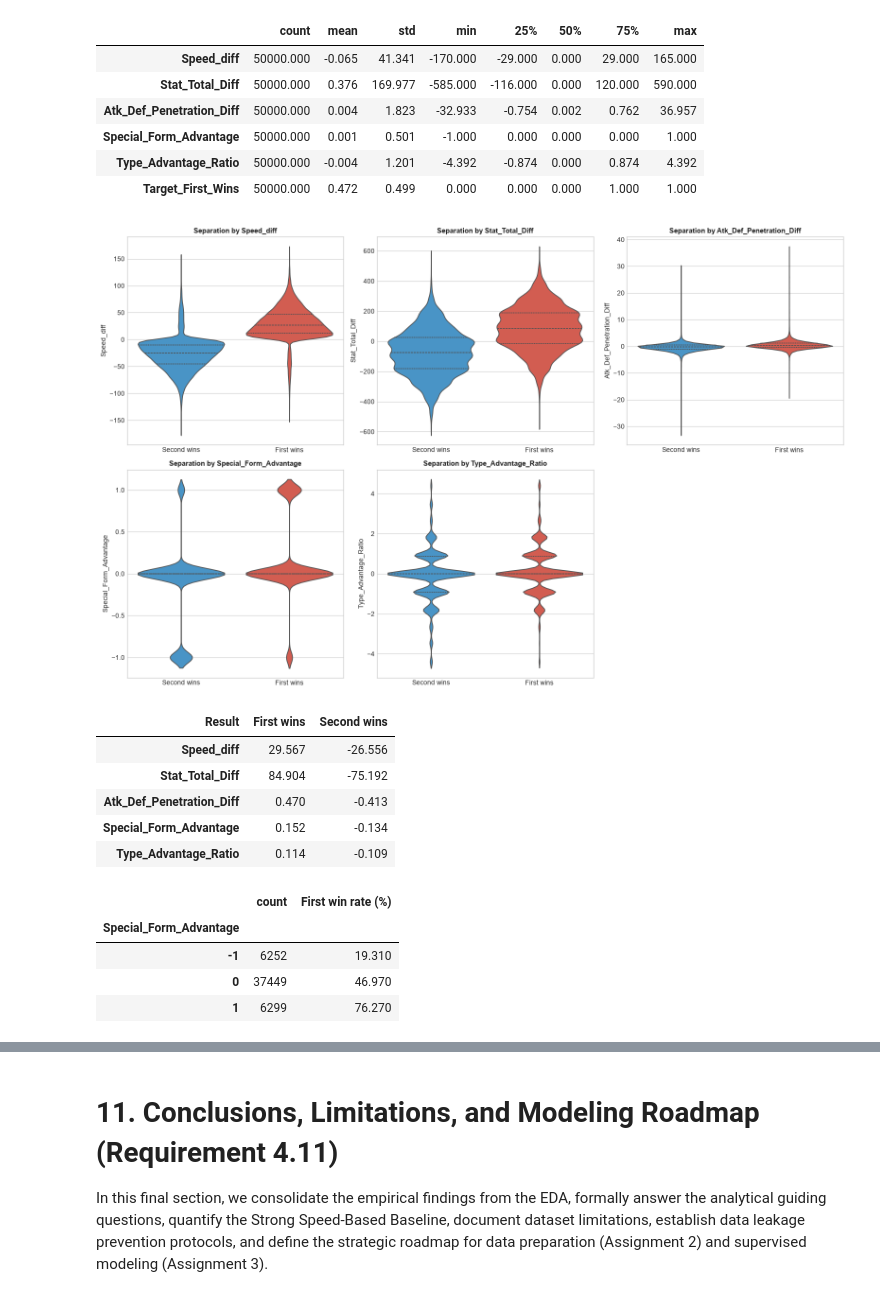
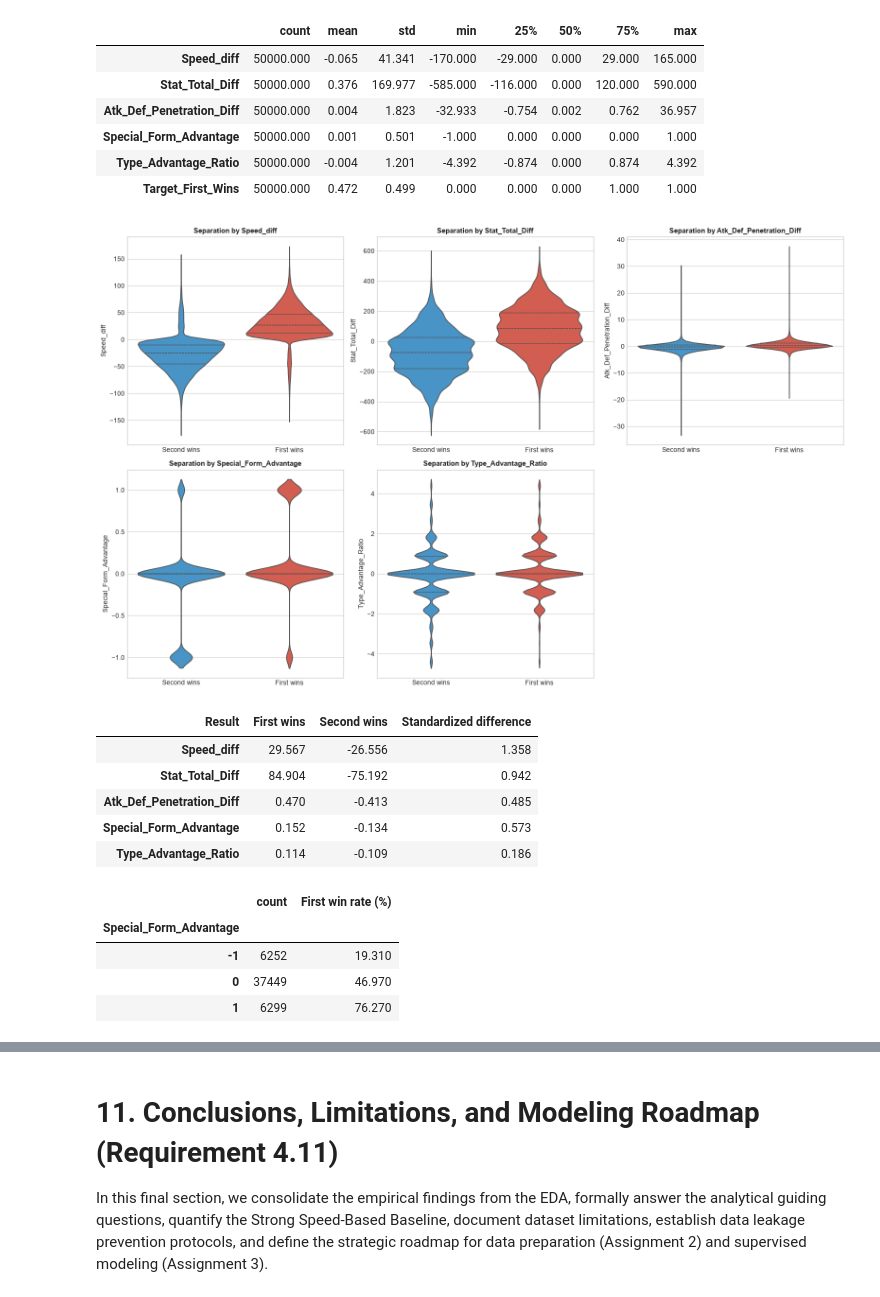
Before and after one commit to errodd/pokemon_battle_winner_predictor, a Jupyter notebook: notebooks/01_eda_pokemon.ipynb, the cells around one changed output, grey strips where cells are left out. Cells and saved outputs as stored; diff of their text form; code cells hidden in the pictures.

```diff
--- a/notebooks/01_eda_pokemon.ipynb
+++ b/notebooks/01_eda_pokemon.ipynb
@@ -586,7 +603,7 @@ for c in stat_cols:
     df[f"{c}_diff"] = df[f"{c}_first"] - df[f"{c}_second"]
 df["Total_first"] = df[[f"{c}_first" for c in stat_cols]].sum(axis=1)
 df["Total_second"] = df[[f"{c}_second" for c in stat_cols]].sum(axis=1)
-df["Total_diff"] = df["Total_first"] - df["Total_second"]
+df["Total_diff"] = calculate_stat_total_diff(df)  # same formula as Stat_Total_Diff (scripts/features.py)
 
 delta_cols = ["HP_diff", "Attack_diff", "Defense_diff", "Sp. Atk_diff",
               "Sp. Def_diff", "Speed_diff", "Total_diff"]
@@ -900,33 +926,36 @@ df[features + ["Target_First_Wins"]].describe().T
 | Type_Advantage_Ratio | 50000.000 | -0.004 | 1.201 | -4.392 | -0.874 | 0.000 | 0.874 | 4.392 |
 | Target_First_Wins | 50000.000 | 0.472 | 0.499 | 0.000 | 0.000 | 0.000 | 1.000 | 1.000 |
 # %%
-# 10.2 Visual validation of all five features (bimodal separation)
+# 10.2 Visual validation of all five features (separation between outcomes)
 df["Result"] = df["Target_First_Wins"].map({0: "Second wins", 1: "First wins"})
 pal = {"Second wins": "#3498DB", "First wins": "#E74C3C"}
 
 fig, axes = plt.subplots(2, 3, figsize=(16, 10))
 axes = axes.flatten()
 for i, feat in enumerate(features):
-    sns.violinplot(data=df, x="Result", y=feat, ax=axes[i], palette=pal, inner="quartile")
+    sns.violinplot(data=df, x="Result", y=feat, hue="Result", legend=False, ax=axes[i], palette=pal,
+                   inner="quartile")
     axes[i].set_title(f"Separation by {feat}", fontsize=11, fontweight="bold")
     axes[i].set_xlabel("")
 axes[-1].set_visible(False)
 plt.tight_layout()
 plt.show()
 
-display(df[features].groupby(df["Result"]).mean().T.round(3))
+group_means = df[features].groupby(df["Result"]).mean().T
+group_means["Standardized difference"] = (group_means["First wins"] - group_means["Second wins"]) / df[features].std()
+display(group_means.round(3))
 
 sfa = df.groupby("Special_Form_Advantage")["Target_First_Wins"].agg(["count", "mean"])
 sfa["First win rate (%)"] = (sfa["mean"] * 100).round(2)
 sfa[["count", "First win rate (%)"]]
 # %% [output]
 [figure]
-| Result | First wins | Second wins |
-| Speed_diff | 29.567 | -26.556 |
-| Stat_Total_Diff | 84.904 | -75.192 |
-| Atk_Def_Penetration_Diff | 0.470 | -0.413 |
-| Special_Form_Advantage | 0.152 | -0.134 |
-| Type_Advantage_Ratio | 0.114 | -0.109 |
+| Result | First wins | Second wins | Standardized difference |
+| Speed_diff | 29.567 | -26.556 | 1.358 |
+| Stat_Total_Diff | 84.904 | -75.192 | 0.942 |
+| Atk_Def_Penetration_Diff | 0.470 | -0.413 | 0.485 |
+| Special_Form_Advantage | 0.152 | -0.134 | 0.573 |
+| Type_Advantage_Ratio | 0.114 | -0.109 | 0.186 |
 |  | count | First win rate (%) |
 | Special_Form_Advantage |  |  |
 | -1 | 6252 | 19.310 |
```
Also changed, not shown: parts of 12 cells of this notebook.
